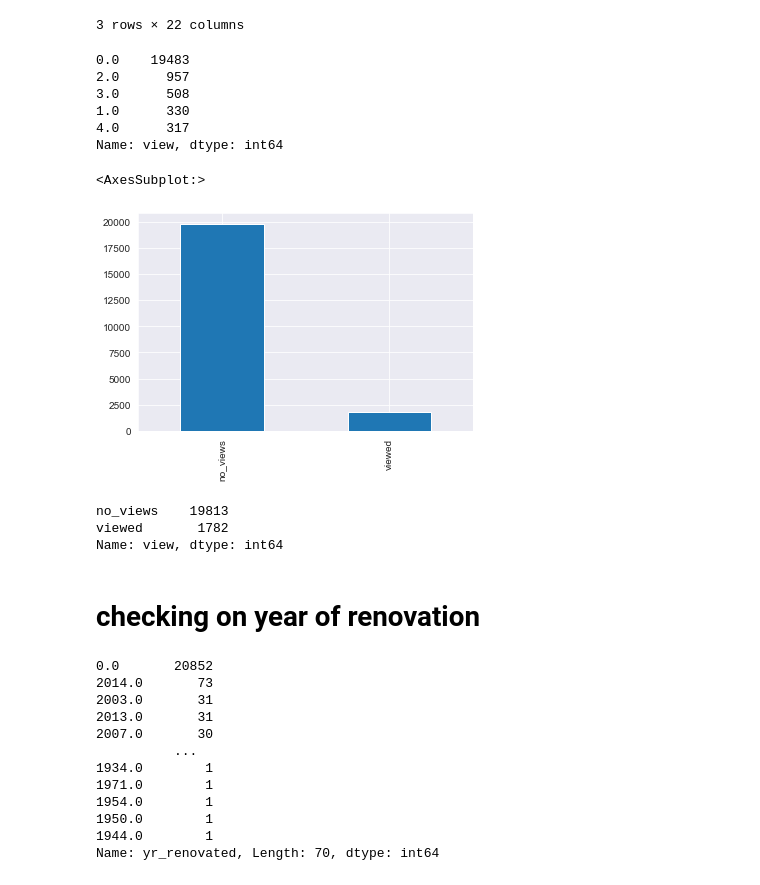
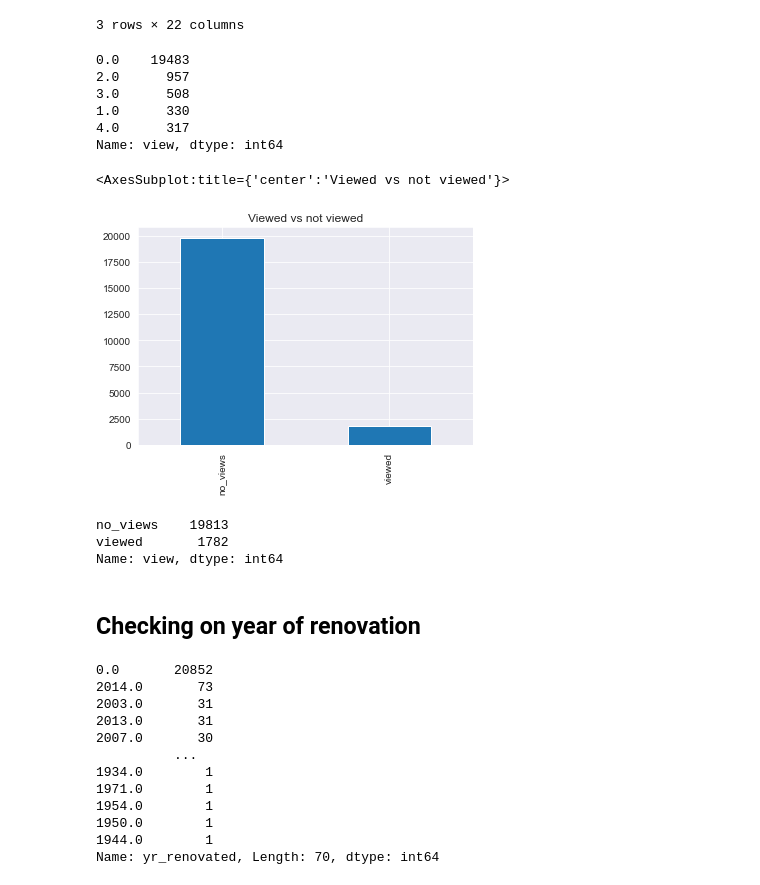
Before and after one commit to Brene-m/phase-2-project, a Jupyter notebook: Untitled.ipynb, the cells around one changed output. Drawn from its saved outputs; the diff is of its cells as text; code cells hidden in the pictures.

```diff
--- a/Untitled.ipynb
+++ b/Untitled.ipynb
@@ -115,3 +103,0 @@ dtype: object
-# %%
-df.sqft_basement = df.sqft_basement.replace(['?'],'0')
-df['sqft_basement'] = df['sqft_basement'].astype('float')
@@ -169,0 +209,6 @@ Name: view, dtype: float64
+# %%
+#Replace a single value with a new value for an individual DataFrame column
+df["sqft_basement"] = df["sqft_basement"].replace(['?'],'0.0')
+
+#converting the sqft_basment column from str to float
+df["sqft_basement"] = df["sqft_basement"].astype("float")
@@ -432,11 +465,12 @@ num_df = df[['price','bathrooms','bedrooms','sqft_living','sqft_above','lat','lo
 cat_df = df[['condition','grade','yr_built','view','yr_renovated','zipcode']]
-# %%
-cat_df.view.value_counts()
-# %% [output]
-0.0    19483
-2.0      957
-3.0      508
-1.0      330
-4.0      317
-Name: view, dtype: int64
+# %%
+#Viewing categorical data
+cat_df.view.value_counts()
+# %% [output]
+0.0    19483
+2.0      957
+3.0      508
+1.0      330
+4.0      317
+Name: view, dtype: int64
 # %%
@@ -444,10 +479,10 @@ bins =[0,1,4]
 bin_views = pd.cut(cat_df['view'], bins,include_lowest = True, labels = ['no_views', 'viewed'] )
 bin_views = bin_views.cat.as_unordered()
 # %%
-bin_views.value_counts().plot(kind='bar')
+bin_views.value_counts().plot(kind='bar', title = 'Viewed vs not viewed')
 # %% [output]
-<AxesSubplot:>
+<AxesSubplot:title={'center':'Viewed vs not viewed'}>
-[figure, old version]
+[figure, new version]
 # %%
 bin_views.value_counts()
 # %% [output]
@@ -455,7 +490,7 @@ no_views    19813
 viewed       1782
 Name: view, dtype: int64
 # %% [markdown]
-# checking on year of renovation
+## Checking on year of renovation
 # %%
 df.yr_renovated.value_counts()
 # %% [output]
```
Also changed, not shown: parts of 116 cells of this notebook.
